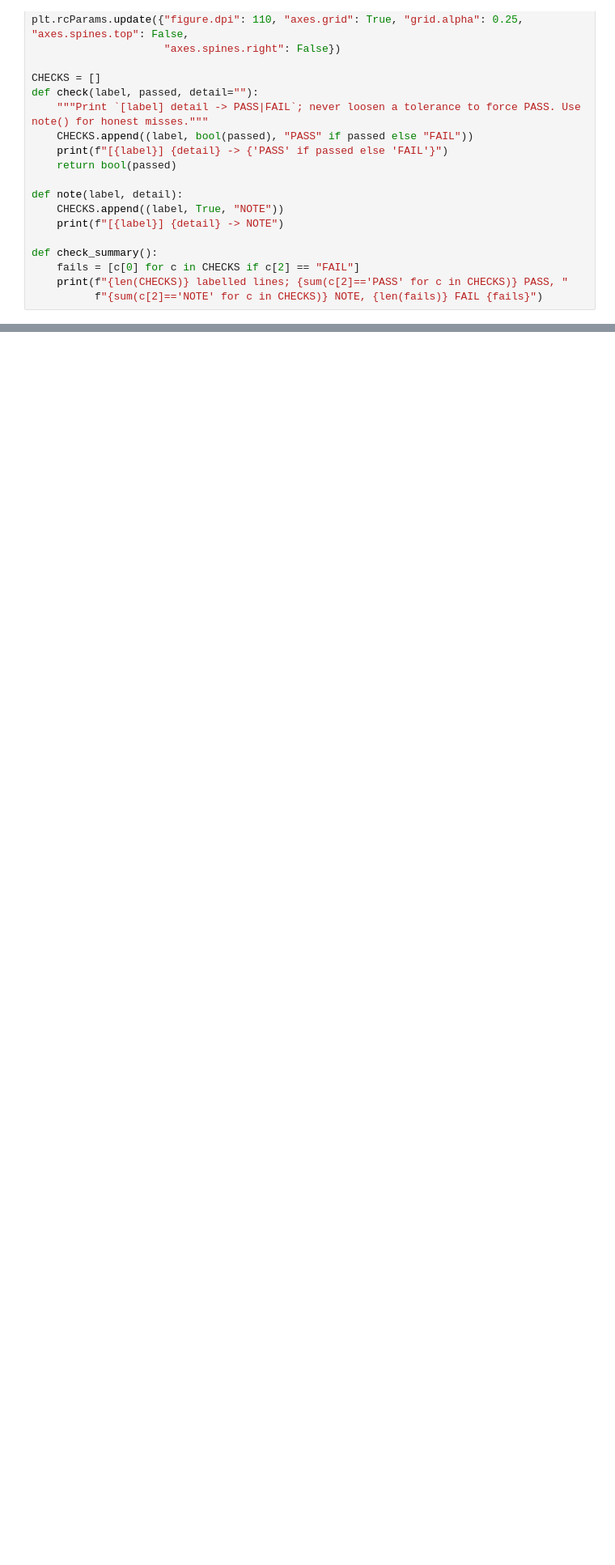
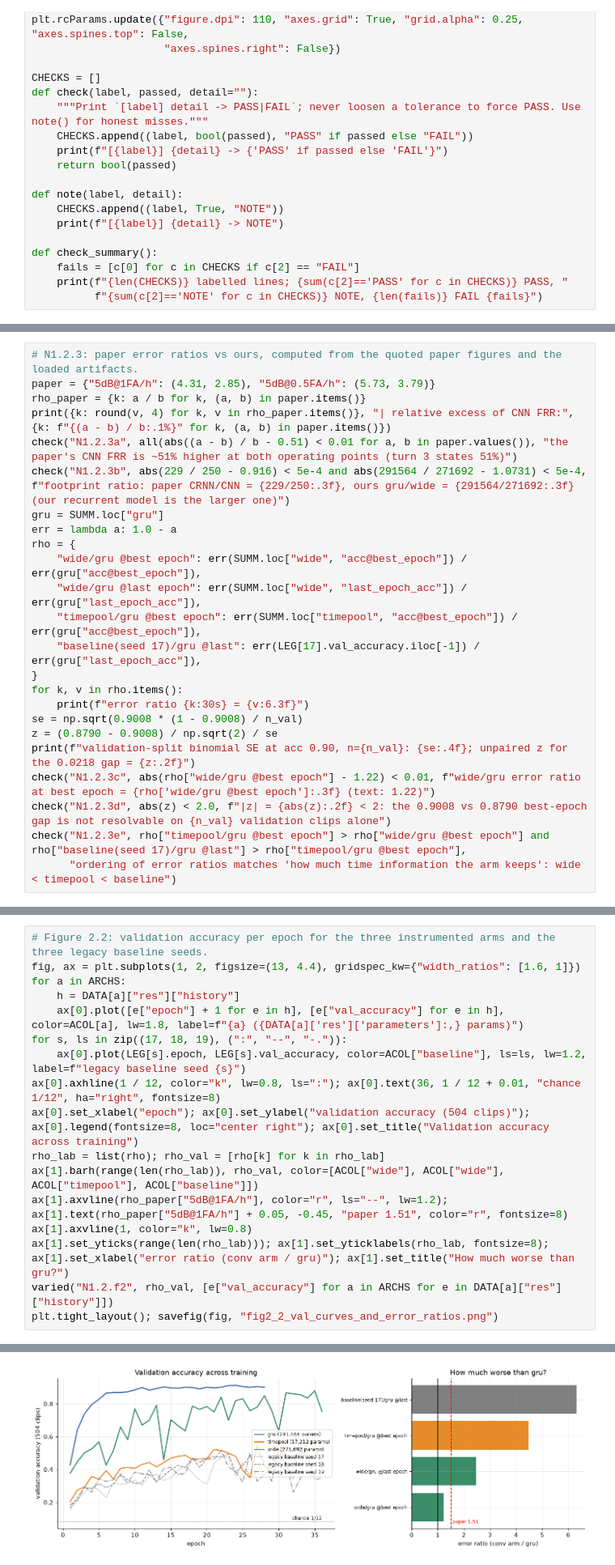
Before and after one commit to us-llm-engineer/applied-deep-learning, a Jupyter notebook: notebooks/01_research_foundations.ipynb, the cells around one changed output, grey strips where cells are left out. Shown at 81% size. Cells and saved outputs as stored; diff of their text form; blank space fills up the shorter version.

```diff
--- a/notebooks/01_research_foundations.ipynb
+++ b/notebooks/01_research_foundations.ipynb
@@ -3333,0 +437,24 @@ check_summary()
+# %%
+# N1.2.3: paper error ratios vs ours, computed from the quoted paper figures and the loaded artifacts.
+paper = {"5dB@1FA/h": (4.31, 2.85), "5dB@0.5FA/h": (5.73, 3.79)}
+rho_paper = {k: a / b for k, (a, b) in paper.items()}
+print({k: round(v, 4) for k, v in rho_paper.items()}, "| relative excess of CNN FRR:", {k: f"{(a - b) / b:.1%}" for k, (a, b) in paper.items()})
+check("N1.2.3a", all(abs((a - b) / b - 0.51) < 0.01 for a, b in paper.values()), "the paper's CNN FRR is ~51% higher at both operating points (turn 3 states 51%)")
+check("N1.2.3b", abs(229 / 250 - 0.916) < 5e-4 and abs(291564 / 271692 - 1.0731) < 5e-4, f"footprint ratio: paper CRNN/CNN = {229/250:.3f}, ours gru/wide = {291564/271692:.3f} (our recurrent model is the larger one)")
+gru = SUMM.loc["gru"]
+err = lambda a: 1.0 - a
+rho = {
+    "wide/gru @best epoch": err(SUMM.loc["wide", "acc@best_epoch"]) / err(gru["acc@best_epoch"]),
+    "wide/gru @last epoch": err(SUMM.loc["wide", "last_epoch_acc"]) / err(gru["last_epoch_acc"]),
+    "timepool/gru @best epoch": err(SUMM.loc["timepool", "acc@best_epoch"]) / err(gru["acc@best_epoch"]),
+    "baseline(seed 17)/gru @last": err(LEG[17].val_accuracy.iloc[-1]) / err(gru["last_epoch_acc"]),
+}
+for k, v in rho.items():
+    print(f"error ratio {k:30s} = {v:6.3f}")
+se = np.sqrt(0.9008 * (1 - 0.9008) / n_val)
+z = (0.8790 - 0.9008) / np.sqrt(2) / se
+print(f"validation-split binomial SE at acc 0.90, n={n_val}: {se:.4f}; unpaired z for the 0.0218 gap = {z:.2f}")
+check("N1.2.3c", abs(rho["wide/gru @best epoch"] - 1.22) < 0.01, f"wide/gru error ratio at best epoch = {rho['wide/gru @best epoch']:.3f} (text: 1.22)")
+check("N1.2.3d", abs(z) < 2.0, f"|z| = {abs(z):.2f} < 2: the 0.9008 vs 0.8790 best-epoch gap is not resolvable on {n_val} validation clips alone")
+check("N1.2.3e", rho["timepool/gru @best epoch"] > rho["wide/gru @best epoch"] and rho["baseline(seed 17)/gru @last"] > rho["timepool/gru @best epoch"],
+      "ordering of error ratios matches 'how much time information the arm keeps': wide < timepool < baseline")
@@ -3333,0 +474,18 @@ check_summary()
+# %%
+# Figure 2.2: validation accuracy per epoch for the three instrumented arms and the three legacy baseline seeds.
+fig, ax = plt.subplots(1, 2, figsize=(13, 4.4), gridspec_kw={"width_ratios": [1.6, 1]})
+for a in ARCHS:
+    h = DATA[a]["res"]["history"]
+    ax[0].plot([e["epoch"] + 1 for e in h], [e["val_accuracy"] for e in h], color=ACOL[a], lw=1.8, label=f"{a} ({DATA[a]['res']['parameters']:,} params)")
+for s, ls in zip((17, 18, 19), (":", "--", "-.")):
+    ax[0].plot(LEG[s].epoch, LEG[s].val_accuracy, color=ACOL["baseline"], ls=ls, lw=1.2, label=f"legacy baseline seed {s}")
+ax[0].axhline(1 / 12, color="k", lw=0.8, ls=":"); ax[0].text(36, 1 / 12 + 0.01, "chance 1/12", ha="right", fontsize=8)
+ax[0].set_xlabel("epoch"); ax[0].set_ylabel("validation accuracy (504 clips)"); ax[0].legend(fontsize=8, loc="center right"); ax[0].set_title("Validation accuracy across training")
+rho_lab = list(rho); rho_val = [rho[k] for k in rho_lab]
+ax[1].barh(range(len(rho_lab)), rho_val, color=[ACOL["wide"], ACOL["wide"], ACOL["timepool"], ACOL["baseline"]])
+ax[1].axvline(rho_paper["5dB@1FA/h"], color="r", ls="--", lw=1.2); ax[1].text(rho_paper["5dB@1FA/h"] + 0.05, -0.45, "paper 1.51", color="r", fontsize=8)
+ax[1].axvline(1, color="k", lw=0.8)
+ax[1].set_yticks(range(len(rho_lab))); ax[1].set_yticklabels(rho_lab, fontsize=8); ax[1].set_xlabel("error ratio (conv arm / gru)"); ax[1].set_title("How much worse than gru?")
+varied("N1.2.f2", rho_val, [e["val_accuracy"] for a in ARCHS for e in DATA[a]["res"]["history"]])
+plt.tight_layout(); savefig(fig, "fig2_2_val_curves_and_error_ratios.png")
+# %% [output]
@@ -3333,0 +493 @@ check_summary()
+[figure, added]
```
Also changed, not shown: parts of 201 cells of this notebook, 5 other files.
